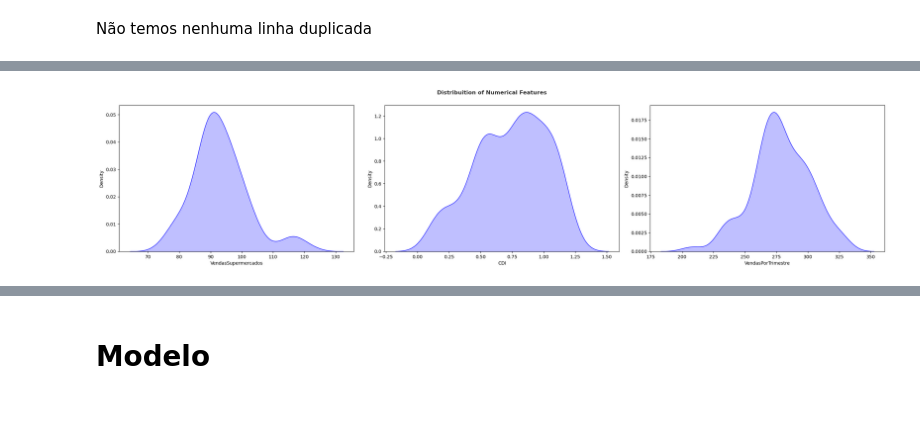
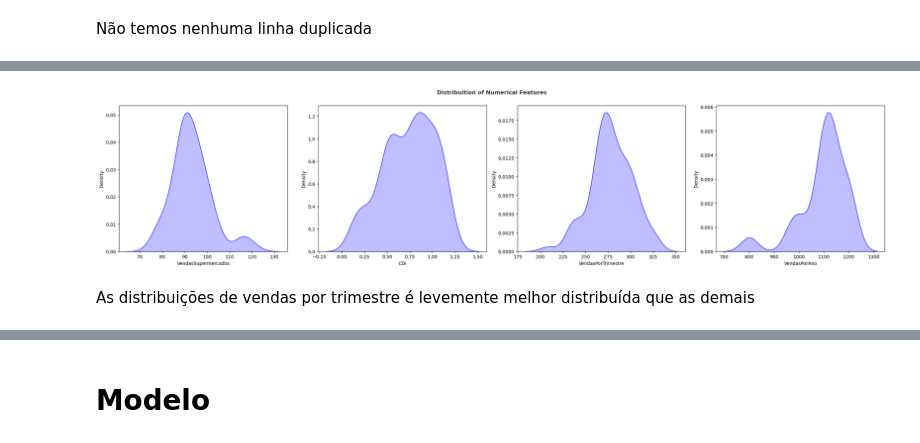
Before and after one commit to leonardoccarv/VendasDeSupermercados, a Jupyter notebook: notebook.ipynb, the cells around one changed output, grey strips where cells are left out. Cells and saved outputs as stored; diff of their text form; code cells hidden in the pictures; blank space fills up the shorter version.

```diff
--- a/notebook.ipynb
+++ b/notebook.ipynb
@@ -13,6 +13,7 @@ from sklearn.model_selection import train_test_split
 
 import warnings
 warnings.filterwarnings("ignore")
+sns.set_palette("pastel")
 # %% [markdown]
 # Carregando Dataset
 # %%
@@ -77,7 +78,6 @@ def sales_per_cdi_column(df, vendas_column, cdi_column):
 
 df = sales_per_cdi_column(df, 'VendasSupermercados', 'CDI')
 
-df['Trimestre'] = df['Trimestre'].astype(str)
 df.head()
 # %% [output]
 |  | Date | VendasSupermercados | CDI | Trimestre | VendasPorTrimestre | Ano | VendasPorAno | ... |
@@ -224,8 +226,10 @@ plt.show()
 # %%
-df = df.sort_values(by='Trimestre')
+ax = df.copy()
+ax['Trimestre'] = ax['Trimestre'].astype(str)
+ax = ax.sort_values(by='Trimestre')
 
 plt.figure(figsize=(24, 6))
-plt.plot(df['Trimestre'], df['VendasPorTrimestre'], label='VendasPorTrimestre', marker='o')
+plt.plot(ax['Trimestre'], ax['VendasPorTrimestre'], label='VendasPorTrimestre', marker='o')
 plt.title('Vendas por Trimestre')
 plt.xlabel('Trimestre')
 plt.ylabel('Vendas do Supermercados')
@@ -264,6 +287,19 @@ sales_last_12_months = last_12_months['VendasSupermercados'].sum()
 # calculando as vendas nos 12 meses anteriores
 sales_previous_12_months = previous_12_months['VendasSupermercados'].sum()
 
+months = ['12 meses anteriores', 'Últimos 12 meses']
+sales = [sales_previous_12_months, sales_last_12_months]
+
+plt.figure(figsize=(6,6))
+plt.bar(months, sales, color=['blue', 'darkblue'])
+plt.title('Comparação de Vendas nos Últimos 12 Meses e 12 Meses Anteriores')
+plt.xlabel('Período')
+plt.ylabel('Total de Vendas')
+for i, value in enumerate(sales):
+    plt.text(i, value, f'{value:.2f}', ha='center', va='bottom')
+plt.show()
+
+
 # Calculando a porcentagem do crescimento de vendas dos últimos 12 meses em comparação aos 12 meses anteriores
 sales_increase_percentage = ((sales_last_12_months / sales_previous_12_months) -1) * 100
 
@@ -272,13 +309,15 @@ print(f'O aumento de vendas dos últimos 12 meses em comparação aos 12 meses a
 O aumento de vendas dos últimos 12 meses em comparação aos 12 meses anteriores foi de 3.41%.
 # %%
-numerical_features = ['VendasSupermercados', 'CDI', 'VendasPorTrimestre']
+numerical_features = ['VendasSupermercados', 'CDI', 'VendasPorTrimestre', 'VendasPorAno']
 
 plt.figure(figsize=(24, 10))
 plt.suptitle('Distribuition of Numerical Features', fontsize=12, fontweight='bold', alpha=0.8, y=1.)
 for i in range(len(numerical_features)):
-    plt.subplot(2, 3, i+1)
+    plt.subplot(2, 4, i+1)
     sns.kdeplot(x=df[numerical_features[i]], shade=True, color='b')
     plt.xlabel(numerical_features[i])
     plt.tight_layout()
 # %% [output]
-[figure, old version]
+[figure, new version]
+# %% [markdown]
+As distribuições de vendas por trimestre é levemente melhor distribuída que as demais
```
Also changed, not shown: parts of 17 cells of this notebook.
